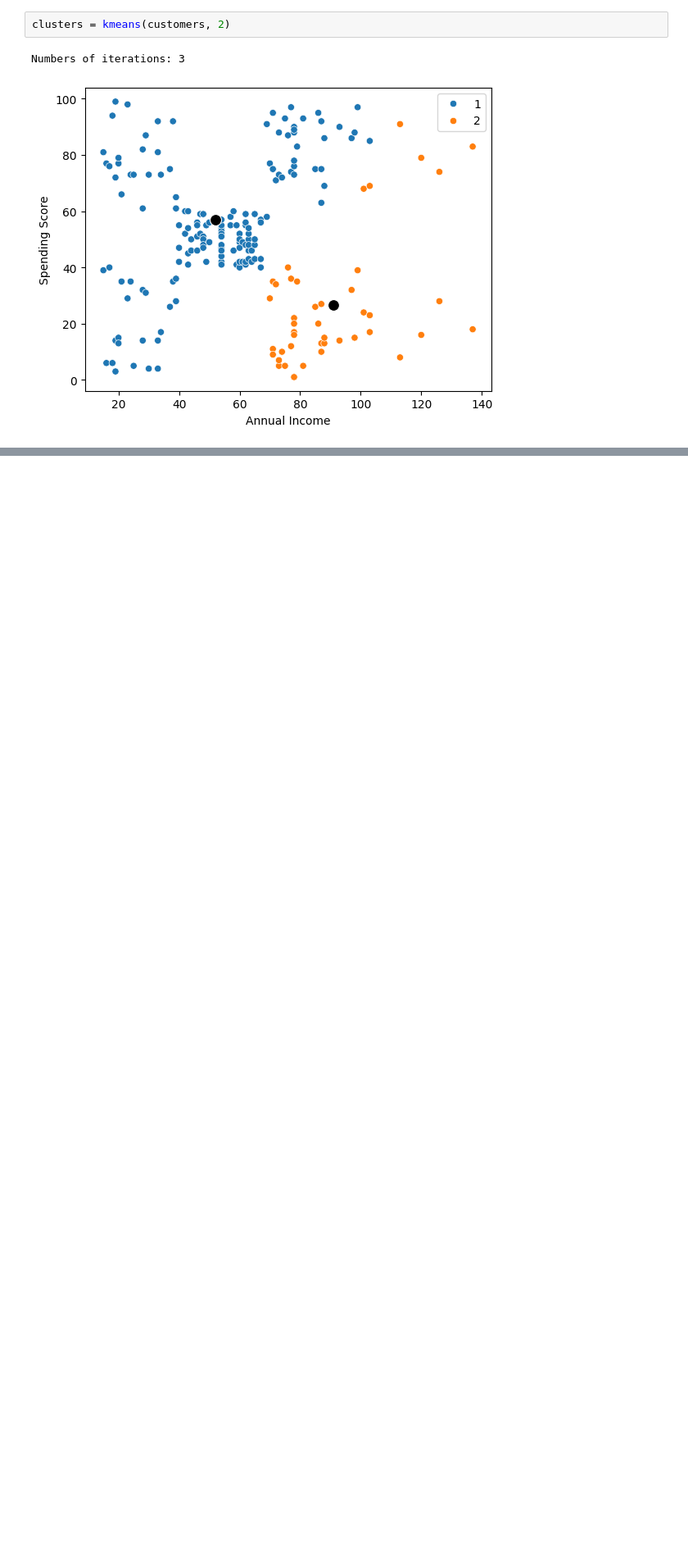
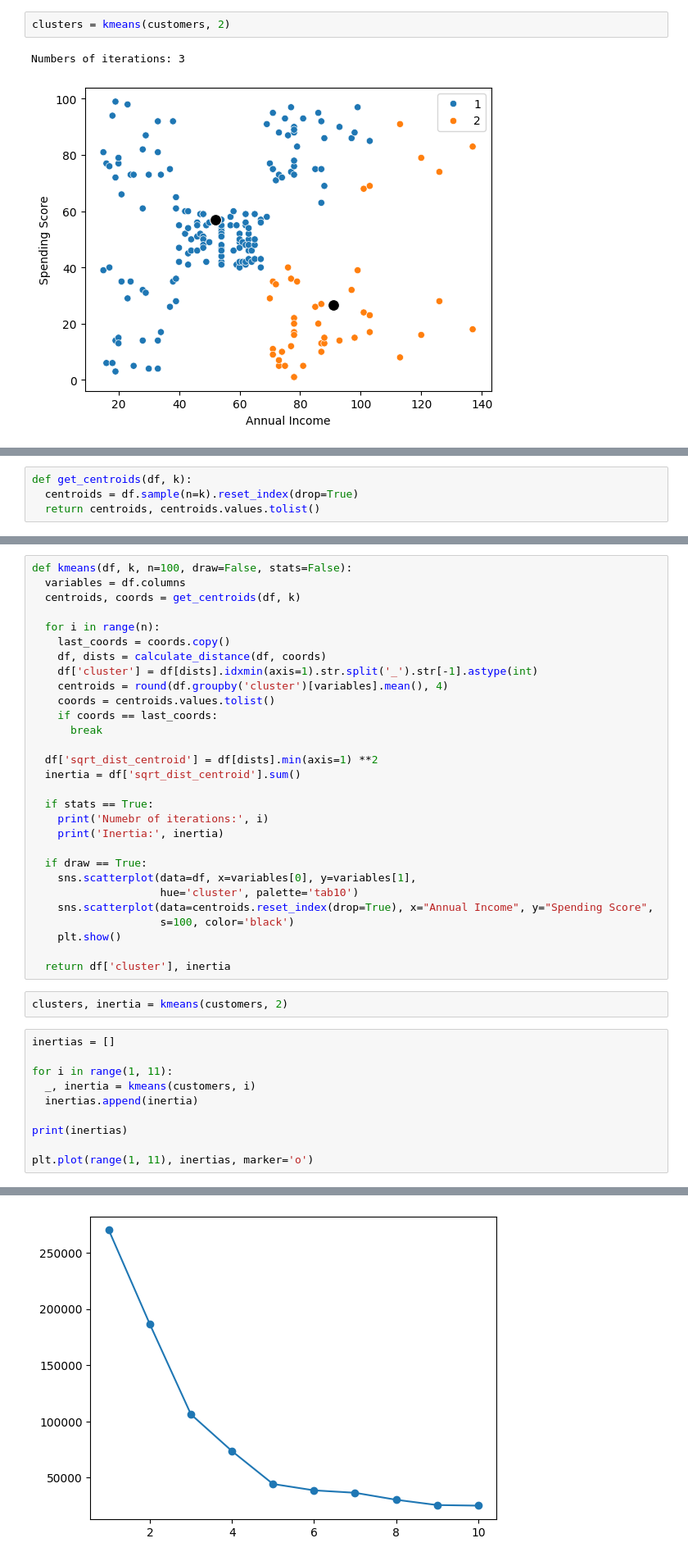
Before and after one commit to Krzesimir13/DataQuest, a Jupyter notebook: k-means.ipynb, the cells around one changed output, grey strips where cells are left out. Shown at 82% size. Saved outputs shown, nothing was run; the diff lists cells and outputs as text; blank space fills up the shorter version.

```diff
--- a/k-means.ipynb
+++ b/k-means.ipynb
@@ -333,0 +342,4 @@ Numbers of iterations: 3
+# %%
+def get_centroids(df, k):
+  centroids = df.sample(n=k).reset_index(drop=True)
+  return centroids, centroids.values.tolist()
@@ -333,0 +355,42 @@ Numbers of iterations: 3
+# %%
+def kmeans(df, k, n=100, draw=False, stats=False):
+  variables = df.columns
+  centroids, coords = get_centroids(df, k)
+
+  for i in range(n):
+    last_coords = coords.copy()
+    df, dists = calculate_distance(df, coords)
+    df['cluster'] = df[dists].idxmin(axis=1).str.split('_').str[-1].astype(int)
+    centroids = round(df.groupby('cluster')[variables].mean(), 4)
+    coords = centroids.values.tolist()
+    if coords == last_coords:
+      break
+
+  df['sqrt_dist_centroid'] = df[dists].min(axis=1) **2
+  inertia = df['sqrt_dist_centroid'].sum()
+
+  if stats == True:
+    print('Numebr of iterations:', i)
+    print('Inertia:', inertia)
+
+  if draw == True:
+    sns.scatterplot(data=df, x=variables[0], y=variables[1],
+                    hue='cluster', palette='tab10')
+    sns.scatterplot(data=centroids.reset_index(drop=True), x="Annual Income", y="Spending Score",
+                    s=100, color='black')
+    plt.show()
+
+  return df['cluster'], inertia
+# %%
+clusters, inertia = kmeans(customers, 2)
+# %%
+inertias = []
+
+for i in range(1, 11):
+  _, inertia = kmeans(customers, i)
+  inertias.append(inertia)
+
+print(inertias)
+
+plt.plot(range(1, 11), inertias, marker='o')
+# %% [output]
@@ -333,0 +399 @@ Numbers of iterations: 3
+[figure, added]
```
Also changed, not shown: parts of 9 cells of this notebook.
